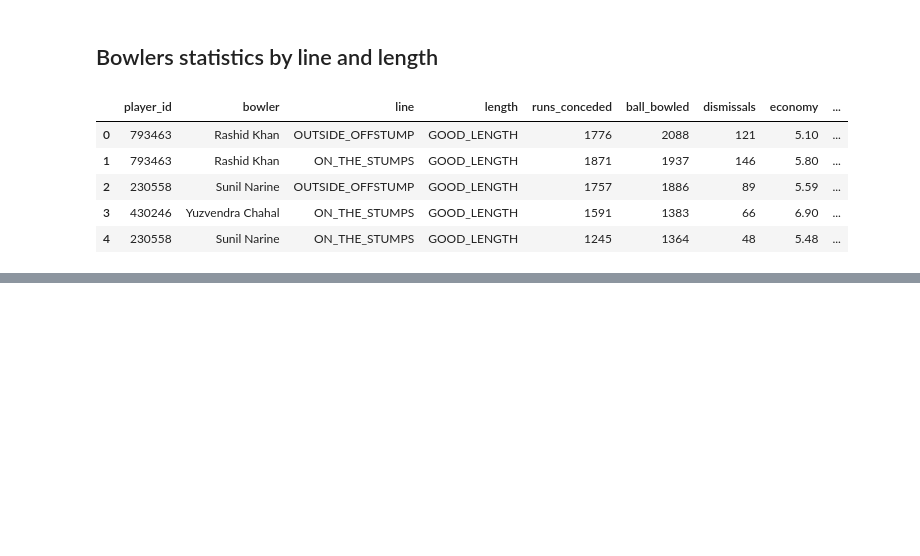
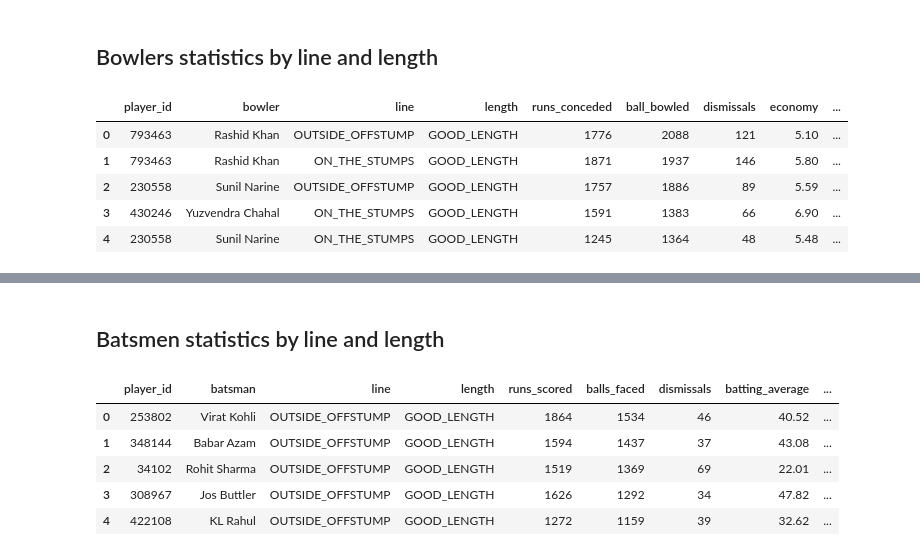
Before and after one commit to aneeshkrishna4739/TextToCSV_WithPandas, a Jupyter notebook: Extract Datasets.ipynb, the cells around one changed output, grey strips where cells are left out. Cells and saved outputs as stored; diff of their text form; code cells hidden in the pictures; blank space fills up the shorter version.

```diff
--- a/Extract Datasets.ipynb
+++ b/Extract Datasets.ipynb
@@ -554,0 +576,20 @@ merged_df.to_csv("data/Bowling_stats_by_linelength.csv")
+# %% [markdown]
+## Batsmen statistics by line and length
+# %%
+df_line_length=df[df['length'].notna() & df['line'].notna()].groupby(['p_bat','bat','line','length']).agg({'batruns':'sum','ballfaced':'sum'}).reset_index().sort_values(by='ballfaced',ascending=False)
+df_line_length_outs=df[df['length'].notna() & df['line'].notna() & df['out']==True].groupby(['p_bat','bat','line','length']).size().reset_index(name='dismissals')
+merged_df=pd.merge(df_line_length,df_line_length_outs, on =['p_bat','bat','line','length'])
+merged_df["batting_average"]=round(merged_df["batruns"]/merged_df["dismissals"],2)
+merged_df["batting_strike_rate"]=round(merged_df["batruns"]*100/merged_df["ballfaced"],2)
+merged_df.rename(columns={'p_bat':'player_id',
+                              'bat':'batsman',
+                              'batruns':'runs_scored',
+                              'ballfaced':'balls_faced'},inplace=True)
+merged_df.head()
+# %% [output]
+|  | player_id | batsman | line | length | runs_scored | balls_faced | dismissals | batting_average | ... |
+| 0 | 253802 | Virat Kohli | OUTSIDE_OFFSTUMP | GOOD_LENGTH | 1864 | 1534 | 46 | 40.52 | ... |
+| 1 | 348144 | Babar Azam | OUTSIDE_OFFSTUMP | GOOD_LENGTH | 1594 | 1437 | 37 | 43.08 | ... |
+| 2 | 34102 | Rohit Sharma | OUTSIDE_OFFSTUMP | GOOD_LENGTH | 1519 | 1369 | 69 | 22.01 | ... |
+| 3 | 308967 | Jos Buttler | OUTSIDE_OFFSTUMP | GOOD_LENGTH | 1626 | 1292 | 34 | 47.82 | ... |
+| 4 | 422108 | KL Rahul | OUTSIDE_OFFSTUMP | GOOD_LENGTH | 1272 | 1159 | 39 | 32.62 | ... |
```
Also changed, not shown: parts of 13 cells of this notebook, 3 other files.
